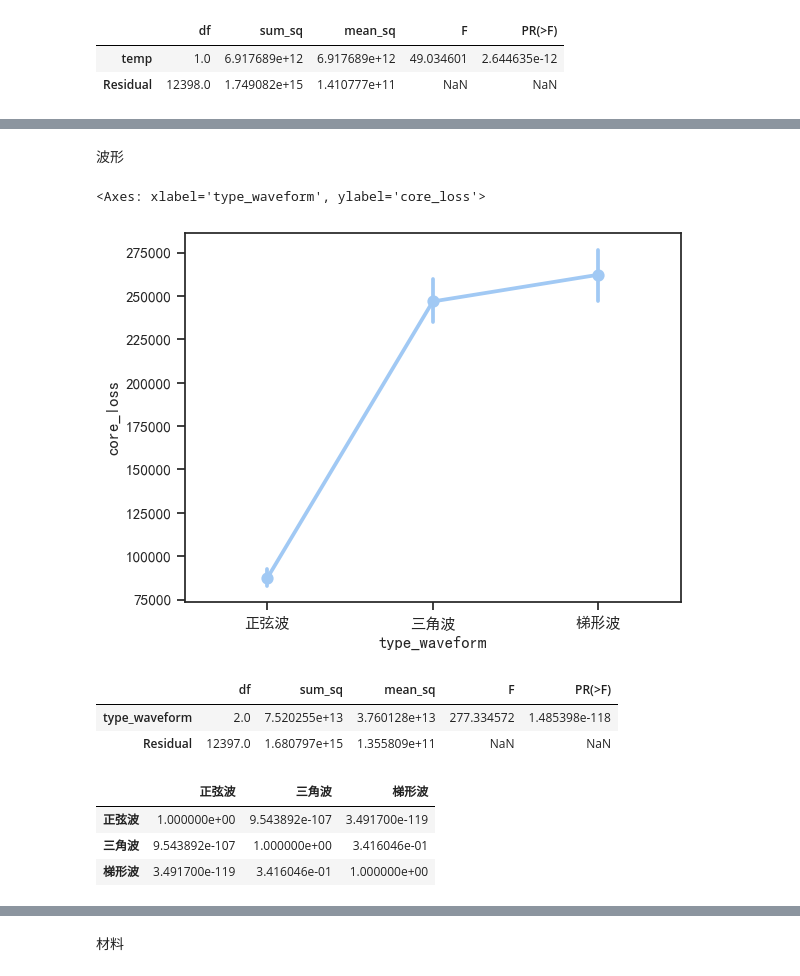
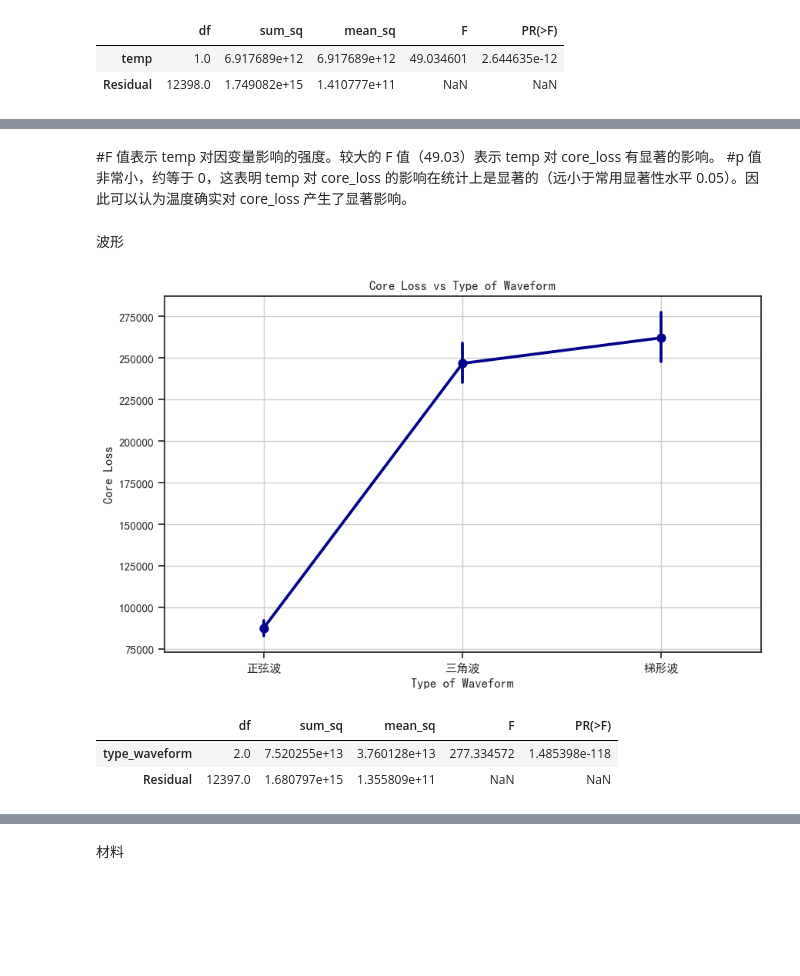
Before and after one commit to DURUII/Contest-CPMCM2024-C, a Jupyter notebook: Prob3.ipynb, the cells around one changed output, grey strips where cells are left out. Saved outputs shown, nothing was run; the diff lists cells and outputs as text; code cells hidden in the pictures; blank space fills up the shorter version.

```diff
--- a/Prob3.ipynb
+++ b/Prob3.ipynb
@@ -89,9 +84,19 @@ sp.sign_plot(posthoc)
+# %% [markdown]
+#F 值表示 temp 对因变量影响的强度。较大的 F 值（49.03）表示 temp 对 core_loss 有显著的影响。
+#p 值非常小，约等于 0，这表明 temp 对 core_loss 的影响在统计上是显著的（远小于常用显著性水平 0.05）。因此可以认为温度确实对 core_loss 产生了显著影响。
 # %% [markdown]
 波形
-# %%
-sns.pointplot(x=df['type_waveform'],y=df['core_loss'])
-# %% [output]
-<Axes: xlabel='type_waveform', ylabel='core_loss'>
-[figure, removed]
+# %%
+
+
+plt.figure(figsize=(10, 6))
+sns.pointplot(x='type_waveform', y='core_loss', data=df, markers='o', linestyles='-', color='darkblue')
+plt.title('Core Loss vs Type of Waveform')
+plt.xlabel('Type of Waveform')
+plt.ylabel('Core Loss')
+plt.grid(True)
+plt.show()
+# %% [output]
+[figure, added]
 # %%
 #拟合公式
@@ -105,11 +107,3 @@ anova_lm(model2)
 |  | df | sum_sq | mean_sq | F | PR(>F) |
 | type_waveform | 2.0 | 7.520255e+13 | 3.760128e+13 | 277.334572 | 1.485398e-118 |
 | Residual | 12397.0 | 1.680797e+15 | 1.355809e+11 | NaN | NaN |
-# %%
-posthoc2=sp.posthoc_ttest(df, val_col='core_loss', group_col='type_waveform', p_adjust='bonferroni')
-posthoc2
-# %% [output]
-|  | 正弦波 | 三角波 | 梯形波 |
-| 正弦波 | 1.000000e+00 | 9.543892e-107 | 3.491700e-119 |
-| 三角波 | 9.543892e-107 | 1.000000e+00 | 3.416046e-01 |
-| 梯形波 | 3.491700e-119 | 3.416046e-01 | 1.000000e+00 |
```
Also changed, not shown: parts of 29 cells of this notebook.
